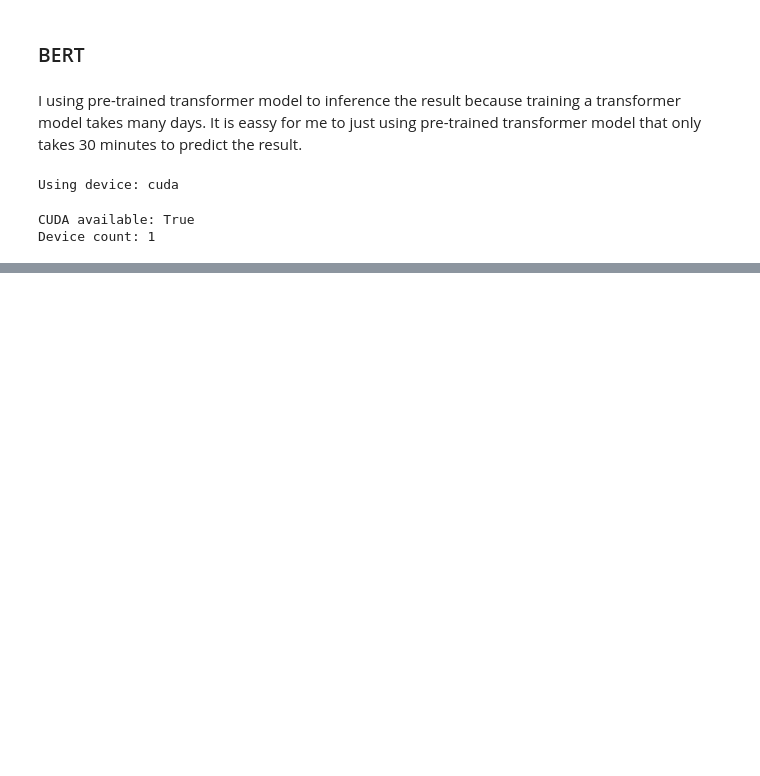
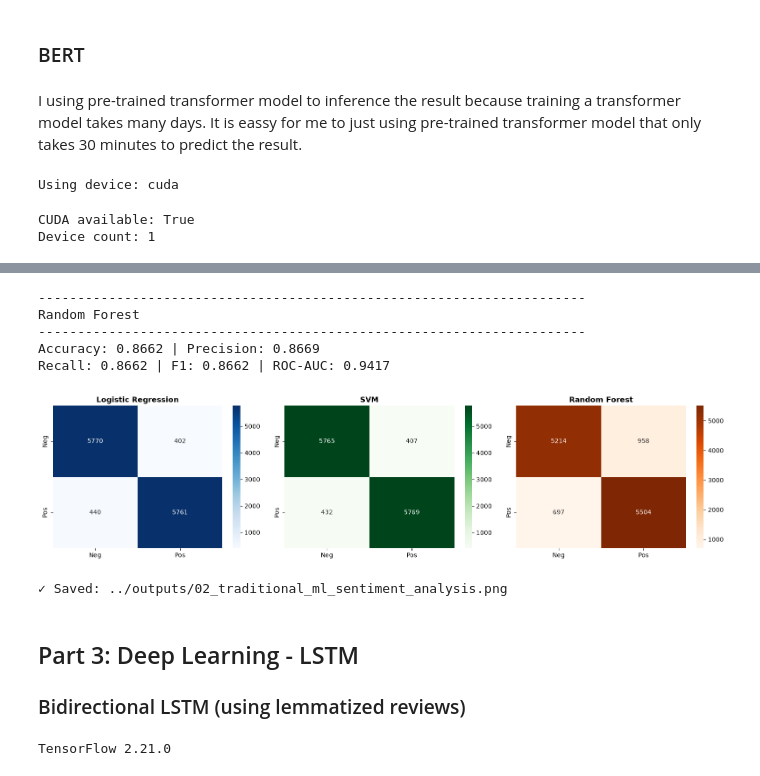
Before and after one commit to senghongC/CDS6344-SOCIAL-MEDIA-COMPUTING-Assignment, a Jupyter notebook: notebooks/04_Sentiment_Analysis.ipynb, the cells around one changed output, grey strips where cells are left out. Drawn from its saved outputs; the diff is of its cells as text; code cells hidden in the pictures; blank space fills up the shorter version.

```diff
--- a/notebooks/04_Sentiment_Analysis.ipynb
+++ b/notebooks/04_Sentiment_Analysis.ipynb
@@ -297,0 +456,66 @@ df_processed.head(10)
+# %%
+# Random Forest
+print('\n' + '-'*70)
+print('Random Forest')
+print('-'*70)
+
+rf_model = RandomForestClassifier(n_estimators=100, max_depth=15, random_state=42, n_jobs=-1)
+rf_model.fit(X_train_tfidf, y_train)
+rf_pred = rf_model.predict(X_test_tfidf)
+rf_pred_proba = rf_model.predict_proba(X_test_tfidf)[:, 1]
+
+rf_accuracy = accuracy_score(y_test, rf_pred)
+rf_precision = precision_score(y_test, rf_pred, average='macro')
+rf_recall = recall_score(y_test, rf_pred, average='macro')
+rf_f1 = f1_score(y_test, rf_pred, average='macro')
+rf_roc_auc = roc_auc_score(y_test, rf_pred_proba)
+
+print(f'Accuracy: {rf_accuracy:.4f} | Precision: {rf_precision:.4f}')
+print(f'Recall: {rf_recall:.4f} | F1: {rf_f1:.4f} | ROC-AUC: {rf_roc_auc:.4f}')
+# %% [output]
+----------------------------------------------------------------------
+Random Forest
+----------------------------------------------------------------------
+Accuracy: 0.8662 | Precision: 0.8669
+Recall: 0.8662 | F1: 0.8662 | ROC-AUC: 0.9417
+# %%
+# Visualize Traditional ML Results
+fig, axes = plt.subplots(1, 3, figsize=(16, 4))
+
+lr_cm = confusion_matrix(y_test, lr_pred)
+svm_cm = confusion_matrix(y_test, svm_pred)
+rf_cm = confusion_matrix(y_test, rf_pred)
+
+sns.heatmap(lr_cm, annot=True, fmt='d', cmap='Blues', ax=axes[0],
+            xticklabels=['Neg', 'Pos'], yticklabels=['Neg', 'Pos'])
+axes[0].set_title('Logistic Regression', fontweight='bold')
+
+sns.heatmap(svm_cm, annot=True, fmt='d', cmap='Greens', ax=axes[1],
+            xticklabels=['Neg', 'Pos'], yticklabels=['Neg', 'Pos'])
+axes[1].set_title('SVM', fontweight='bold')
+
+sns.heatmap(rf_cm, annot=True, fmt='d', cmap='Oranges', ax=axes[2],
+            xticklabels=['Neg', 'Pos'], yticklabels=['Neg', 'Pos'])
+axes[2].set_title('Random Forest', fontweight='bold')
+
+plt.tight_layout()
+plt.savefig('../outputs/02_traditional_ml_sentiment_analysis.png', dpi=300, bbox_inches='tight')
+plt.show()
+print('✓ Saved: ../outputs/02_traditional_ml_sentiment_analysis.png')
+# %% [output]
+[figure, added]
+✓ Saved: ../outputs/02_traditional_ml_sentiment_analysis.png
+# %% [markdown]
+## Part 3: Deep Learning - LSTM
+### Bidirectional LSTM (using lemmatized reviews)
+# %%
+import tensorflow as tf
+from tensorflow.keras.models import Sequential
+from tensorflow.keras.layers import Dense, LSTM, Embedding, Dropout, Bidirectional
+from tensorflow.keras.preprocessing.text import Tokenizer
+from tensorflow.keras.preprocessing.sequence import pad_sequences
+from tensorflow.keras.callbacks import EarlyStopping
+
+print(f'TensorFlow {tf.__version__}')
+# %% [output]
+TensorFlow 2.21.0
```
Also changed, not shown: parts of 59 cells of this notebook, 27 other files.
